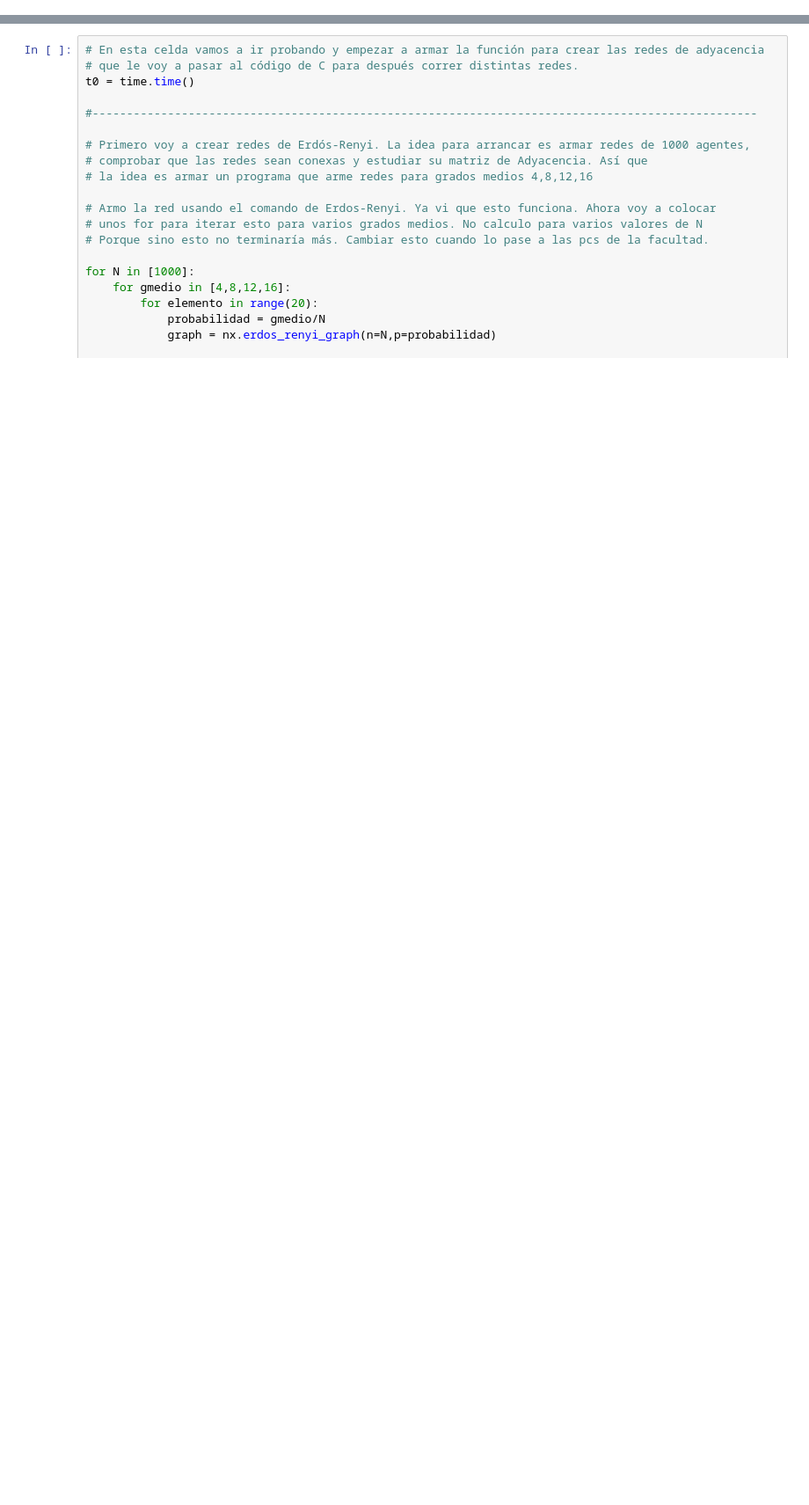
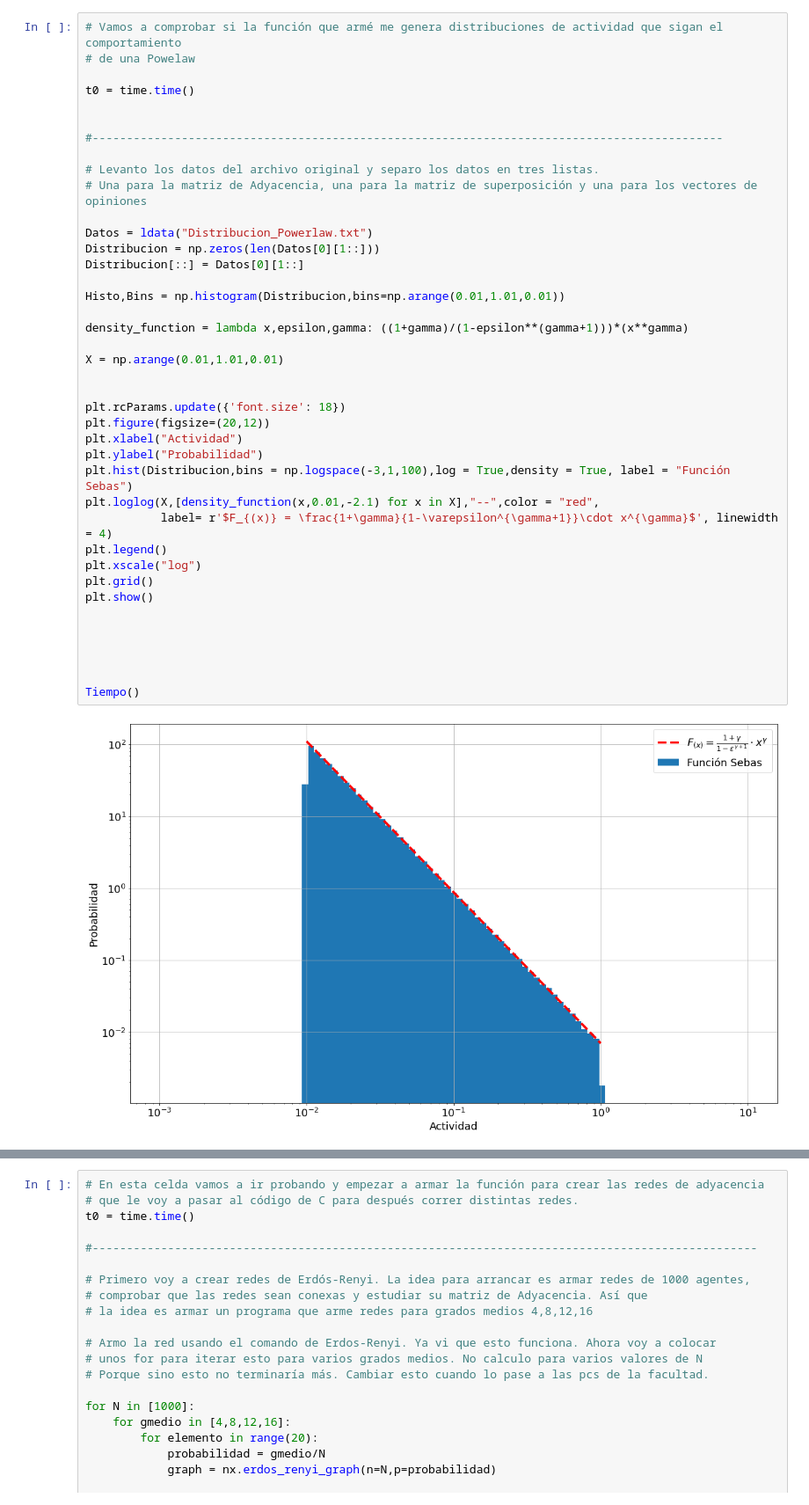
Before and after one commit to Myullnir/Tesis_Licenciatura, a Jupyter notebook: Programas Python/Profunc.ipynb, the cells around one changed output, grey strips where cells are left out. Shown: that part at 88% size. Saved outputs shown, nothing was run; the diff lists cells and outputs as text; blank space fills up the shorter version.

```diff
--- a/Programas Python/Profunc.ipynb
+++ b/Programas Python/Profunc.ipynb
@@ -130,0 +131,42 @@ Esto tardó 0.0009996891021728516 segundos
+# %%
+# Vamos a comprobar si la función que armé me genera distribuciones de actividad que sigan el comportamiento
+# de una Powelaw
+
+t0 = time.time()
+
+
+#--------------------------------------------------------------------------------------------
+
+# Levanto los datos del archivo original y separo los datos en tres listas.
+# Una para la matriz de Adyacencia, una para la matriz de superposición y una para los vectores de opiniones
+
+Datos = ldata("Distribucion_Powerlaw.txt")
+Distribucion = np.zeros(len(Datos[0][1::]))
+Distribucion[::] = Datos[0][1::]
+
+Histo,Bins = np.histogram(Distribucion,bins=np.arange(0.01,1.01,0.01))
+
+density_function = lambda x,epsilon,gamma: ((1+gamma)/(1-epsilon**(gamma+1)))*(x**gamma)
+
+X = np.arange(0.01,1.01,0.01)
+
+
+plt.rcParams.update({'font.size': 18})
+plt.figure(figsize=(20,12))
+plt.xlabel("Actividad")
+plt.ylabel("Probabilidad")
+plt.hist(Distribucion,bins = np.logspace(-3,1,100),log = True,density = True, label = "Función Sebas")
+plt.loglog(X,[density_function(x,0.01,-2.1) for x in X],"--",color = "red",
+           label= r'$F_{(x)} = \frac{1+\gamma}{1-\varepsilon^{\gamma+1}}\cdot x^{\gamma}$', linewidth = 4)
+plt.legend()
+plt.xscale("log")
+plt.grid()
+plt.show()
+
+
+
+
+
+Tiempo()
+# %% [output]
+[figure, added]
```
Also changed, not shown: parts of 3 cells of this notebook, 23 other files.
